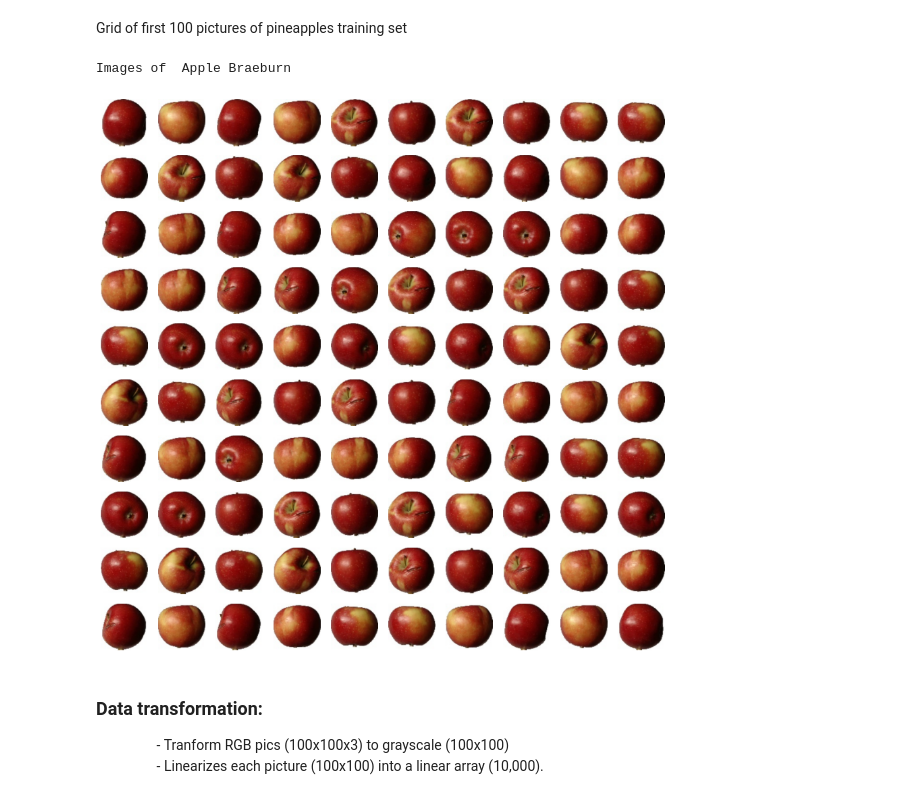
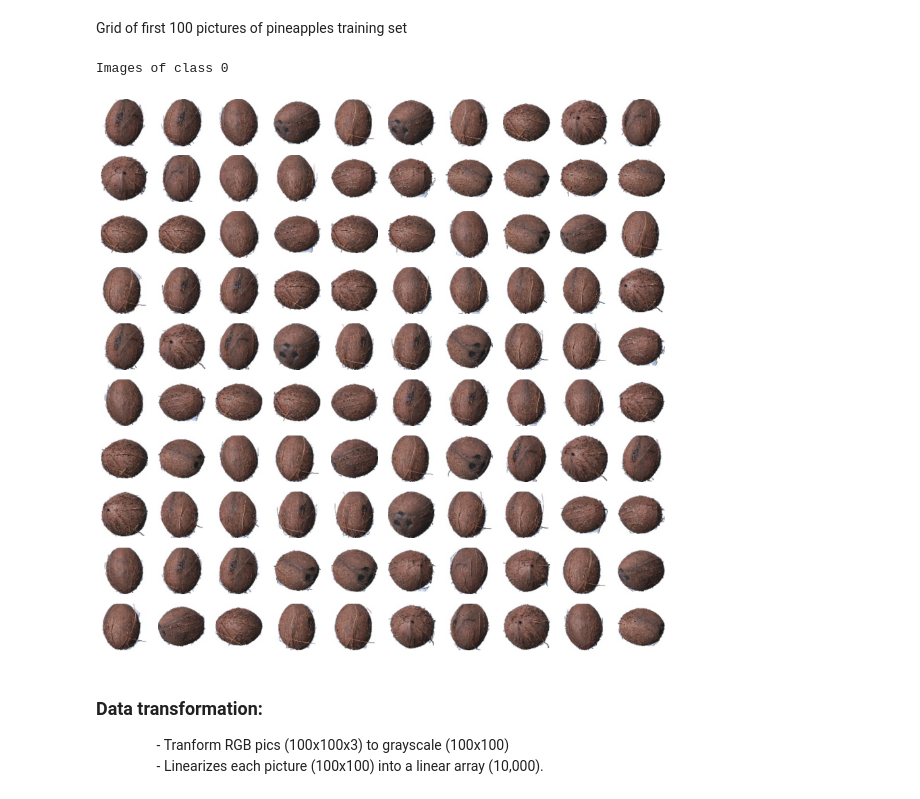
Before and after one commit to youssefg7/Fruit-Classifier, a Jupyter notebook: Project grayscale.ipynb, the cells around one changed output. Drawn from its saved outputs; the diff is of its cells as text; code cells hidden in the pictures.

```diff
--- a/Project grayscale.ipynb
+++ b/Project grayscale.ipynb
@@ -35,7 +35,7 @@ def getFruits(fruits, set):
             image = cv2.cvtColor(image, cv2.COLOR_RGB2BGR)
             b , g , r = cv2.split(image)
             images.append(image)
-            labels.append(fruits[i])
+            labels.append(i)
             j+=1
         print("There are " , j, set, "images of " , fruits[i].upper())
     images = np.array(images)
@@ -44,7 +44,7 @@ def getFruits(fruits, set):
 # %% [markdown]
 Getting fruits training and test sets
 # %%
-training_images, training_labels = getFruits(["Apple Braeburn", "Apple Crimson Snow"],"Training")
-test_images, test_labels = getFruits(["Apple Braeburn", "Apple Crimson Snow"],"Test")
+training_images, training_labels = getFruits(['Pineapple' , 'Cocos'],"Training")
+test_images, test_labels = getFruits(['Pineapple' , 'Cocos'],"Test")
 print(np.shape(training_images[0]))
 # %% [output]
@@ -73,11 +73,11 @@ def plot_image_grid(images, nb_rows, nb_cols, figsize=(15, 15)):
 # %% [markdown]
 Grid of first 100 pictures of pineapples training set
 # %%
-print("Images of ", training_labels[69])
-plot_image_grid(training_images[0:100],10,10)
+print("Images of class", training_labels[69])
+plot_image_grid(training_images[500:600],10,10)
 # %% [output]
-Images of  Apple Braeburn
+Images of class 0
-[figure, old version]
+[figure, new version]
 # %% [markdown]
 ### Data transformation:
 &emsp;&emsp;&emsp;&emsp; - Tranform RGB pics (100x100x3) to grayscale (100x100) <br>
```
Also changed, not shown: parts of 27 cells of this notebook.
